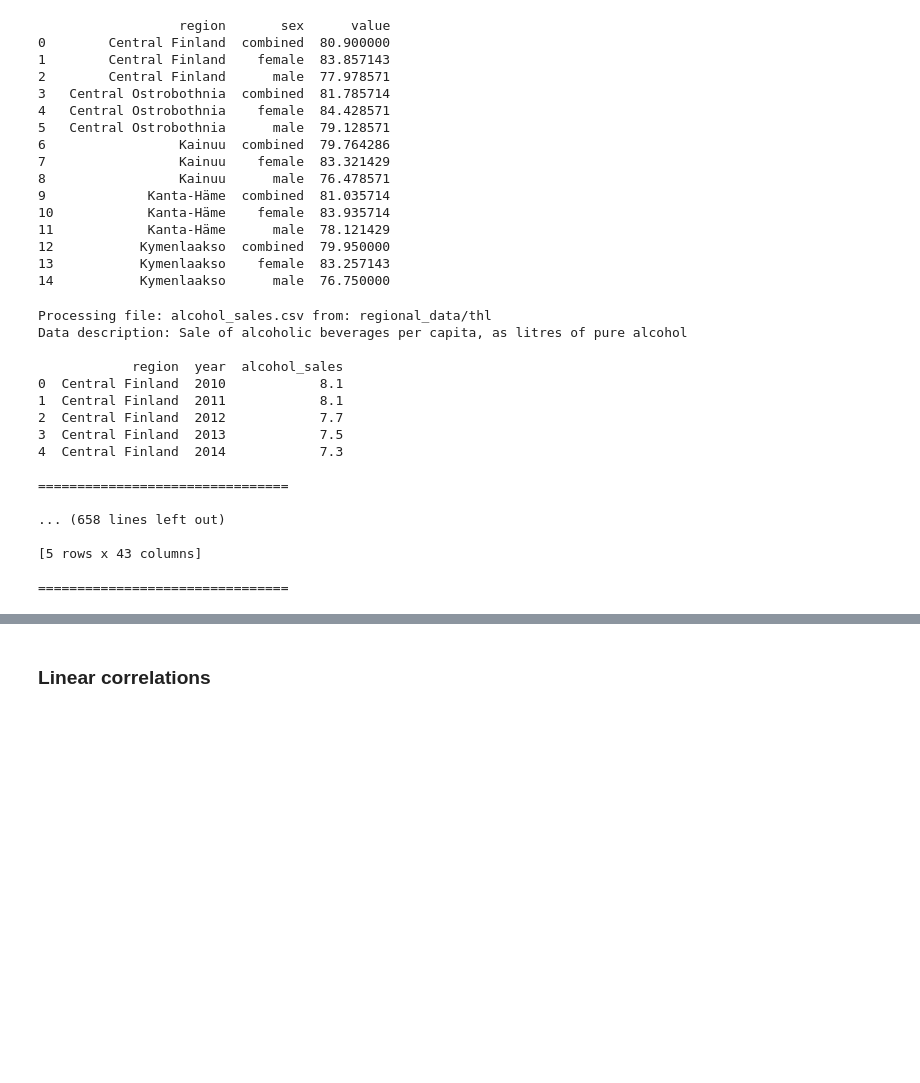
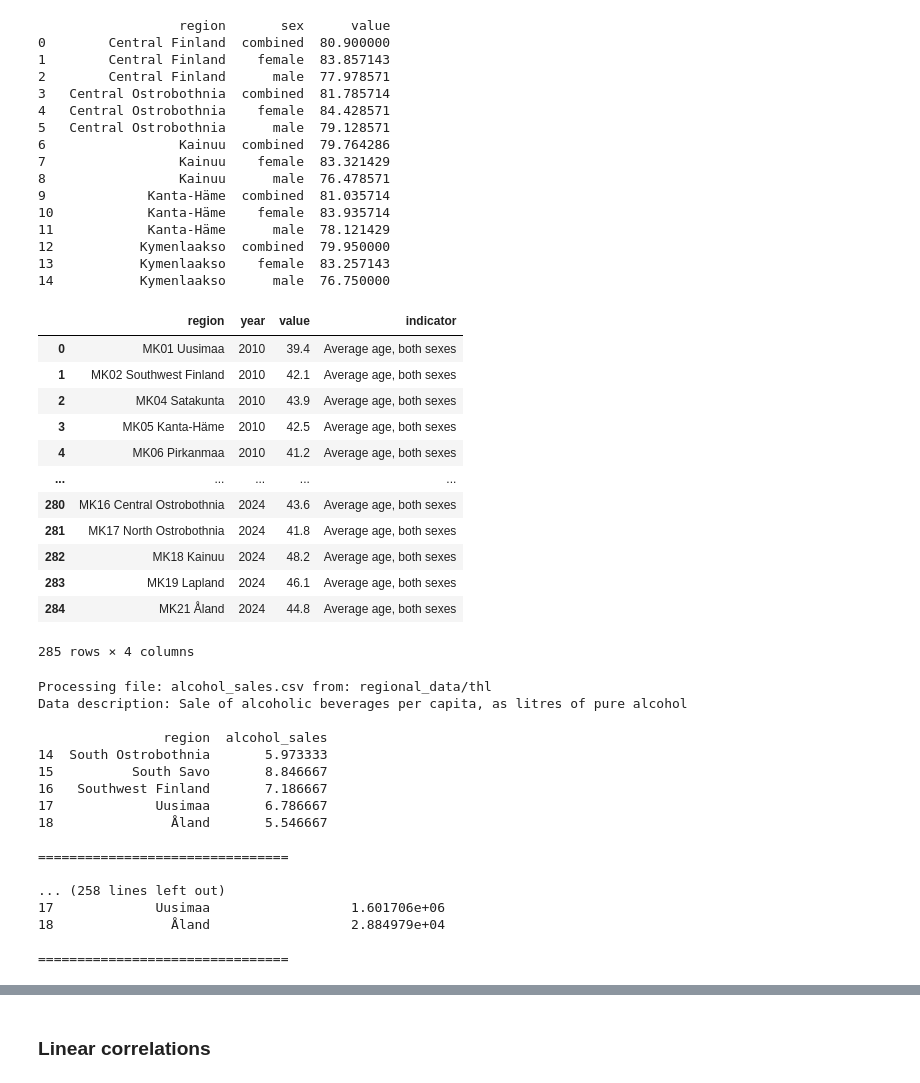
Before and after one commit to tomcordruw/healthy-life-predict, a Jupyter notebook: data_processing.ipynb, the cells around one changed output, grey strips where cells are left out. Drawn from its saved outputs; the diff is of its cells as text; code cells hidden in the pictures; blank space fills up the shorter version.

Commit message:
Made dfs from both data sources compatible

```diff
--- a/data_processing.ipynb
+++ b/data_processing.ipynb
@@ -46,6 +46,28 @@ print(life_expectancy_by_region_and_sex.head(15))
 12           Kymenlaakso  combined  79.950000
 13           Kymenlaakso    female  83.257143
 14           Kymenlaakso      male  76.750000
+# %%
+# Load the data
+df = pd.read_csv(data_dir + '/tilastokeskus/age_sex_rural_urban.csv', sep=';', index_col=False)
+df = df.rename(columns={"Area": "region"})
+df = df.melt(id_vars=["region"], var_name="year", value_name="value")
+df[["indicator", "year"]] = df["year"].str.rsplit(" ", n=1, expand=True)
+dfs = {indicator: group for indicator, group in df.groupby("indicator")}
+dfs["Average age, both sexes"]
+# %% [output]
+|  | region | year | value | indicator |
+| 0 | MK01 Uusimaa | 2010 | 39.4 | Average age, both sexes |
+| 1 | MK02 Southwest Finland | 2010 | 42.1 | Average age, both sexes |
+| 2 | MK04 Satakunta | 2010 | 43.9 | Average age, both sexes |
+| 3 | MK05 Kanta-Häme | 2010 | 42.5 | Average age, both sexes |
+| 4 | MK06 Pirkanmaa | 2010 | 41.2 | Average age, both sexes |
+| ... | ... | ... | ... | ... |
+| 280 | MK16 Central Ostrobothnia | 2024 | 43.6 | Average age, both sexes |
+| 281 | MK17 North Ostrobothnia | 2024 | 41.8 | Average age, both sexes |
+| 282 | MK18 Kainuu | 2024 | 48.2 | Average age, both sexes |
+| 283 | MK19 Lapland | 2024 | 46.1 | Average age, both sexes |
+| 284 | MK21 Åland | 2024 | 44.8 | Average age, both sexes |
+285 rows × 4 columns
 # %%
 # List for storing the dataframes and the feature columns
 frames = []
@@ -81,7 +103,26 @@ for subdir in os.listdir(data_dir):
                 frames.append(df_mean_by_region)
 
                 print(f"Data description: {description}\n")
-            print(f"{df.head()}\n")
+
+            elif subdir == "tilastokeskus":
+                df = df.rename(columns={"Area": "region"})
+                df = df.melt(id_vars=["region"], var_name="year", value_name="value")
+
+                df[["indicator", "year"]] = df["year"].str.rsplit(" ", n=1, expand=True)
+                dfs = {indicator: group for indicator, group in df.groupby("indicator")}
+
+                # Process separate dataframes per file based on the feature
+                for name, df in dfs.items():
+                    # Rename the value column to the measured feature
+                    df.rename(columns={"value": name}, inplace=True)
+                    df["region"] = df["region"].str.split(" ", n=1).str[1]
+
+                    # Group the data by region
+                    df_mean_by_region = df.groupby(['region'])[name].mean().reset_index()
+                    features.append(name)
+                    frames.append(df_mean_by_region)
+
+            print(f"{df_mean_by_region.tail()}\n")
             print(f"================================\n")
 
 # Combine all the dataframes
@@ -90,18 +131,18 @@ df = reduce(lambda x, y: pd.merge(x, y, on = 'region'), frames)
 Processing file: alcohol_sales.csv from: regional_data/thl
 Data description: Sale of alcoholic beverages per capita, as litres of pure alcohol
 
-            region  year  alcohol_sales
-0  Central Finland  2010            8.1
-1  Central Finland  2011            8.1
-2  Central Finland  2012            7.7
-3  Central Finland  2013            7.5
-4  Central Finland  2014            7.3
+                region  alcohol_sales
+14  South Ostrobothnia       5.973333
+15          South Savo       8.846667
+16   Southwest Finland       7.186667
+17             Uusimaa       6.786667
+18               Åland       5.546667
 
 ================================
 
-... (658 lines left out)
-
-[5 rows x 43 columns]
+... (258 lines left out)
+17             Uusimaa                  1.601706e+06
+18               Åland                  2.884979e+04
 
 ================================
 # %%
```
Also changed, not shown: parts of 5 cells of this notebook.
